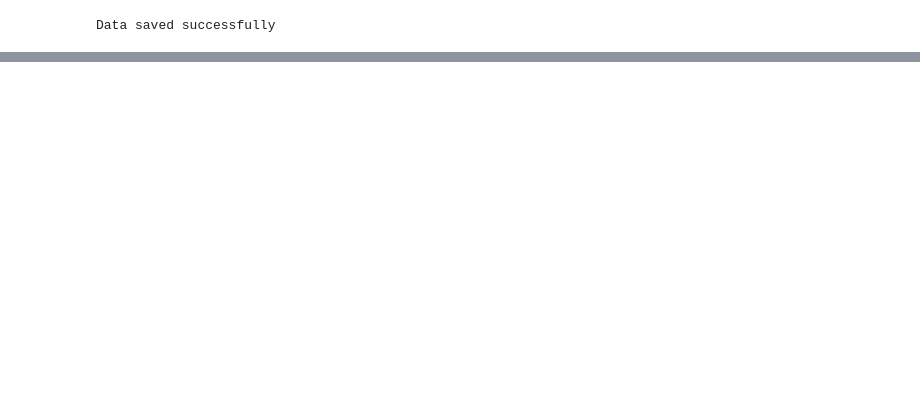
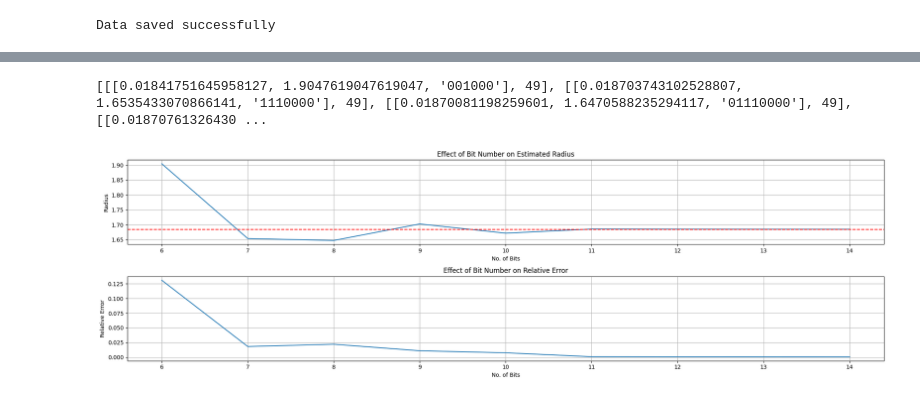
Before and after one commit to Elric-dev/HCAI_ML, a Jupyter notebook: genetic_algorithm.ipynb, the cells around one changed output, grey strips where cells are left out. Drawn from its saved outputs; the diff is of its cells as text; code cells hidden in the pictures; blank space fills up the shorter version.

```diff
--- a/genetic_algorithm.ipynb
+++ b/genetic_algorithm.ipynb
@@ -220,7 +220,7 @@ def random_choice (generation, probabilities, gen_fitness, gen_wheel_probs):
     Outputs:
         choice          :   Binary encoded radius (1 parent for reproduction method) -> type = (str)
     '''
-    choice = generation[np.random.randint(0, (len(generation)-1)*1)]
+    choice = generation[np.random.randint(0, (len(generation)-1)*0.8)]
     return choice
 
 #5.3 Ranked Choice
@@ -493,0 +497,10 @@ TypeError: digi_evolve() missing 3 required positional arguments: 'ranked_probab
+# %%
+#Calculating Minimum Step for each number of bits
+bits=range(6,15,1)
+max_radius=30
+
+print(f"Considering Interval=[0, {max_radius}]:\n")
+i=0
+for k in bits:
+    x=max_radius/(2**k-1)
+    print(f"Step with {k} bits: {x}")
@@ -493,0 +532,48 @@ TypeError: digi_evolve() missing 3 required positional arguments: 'ranked_probab
+# %%
+#Relative Error visualization
+import matplotlib.pyplot as plt
+
+pop_size=60
+generations=50
+solution=1.6841
+
+results=[]
+result_radius=[]
+rel_error=[]
+
+i=0
+for k in bits:
+    best_of_each_gen = digi_evolve(pop_size, generations, max_radius, k, selectionMethod, ranked_probability, all_gens_dict, mutation_probability )
+    results.append(max(best_of_each_gen[0]))
+    result_radius.append(results[i][0][1])
+    rel_error.append((abs(results[i][0][1]-solution))/solution)
+    i+=1
+
+print(results)
+#Plotting results
+plt.rcParams["figure.figsize"] = (20, 6)
+
+plt.subplot(2,1,1)
+
+plt.title("Effect of Bit Number on Estimated Radius")
+plt.xlabel('No. of Bits',fontsize=10)
+plt.ylabel('Radius',fontsize=10)
+plt.plot(bits,result_radius)
+plt.axhline(y=1.6841, color='r', linestyle='--', label='y = 1.68')
+plt.grid()
+
+plt.subplot(2,1,2)
+
+plt.title("Effect of Bit Number on Relative Error")
+plt.xlabel('No. of Bits',fontsize=10)
+plt.ylabel('Relative Error',fontsize=10)
+plt.plot(bits,rel_error)
+plt.grid()
+
+plt.tight_layout()
+plt.show()
+
+plt.close()
+# %% [output]
+[[[0.01841751645958127, 1.9047619047619047, '001000'], 49], [[0.018703743102528807, 1.6535433070866141, '1110000'], 49], [[0.01870081198259601, 1.6470588235294117, '01110000'], 49], [[0.01870761326430 ...
+[figure, added]
```
Also changed, not shown: parts of 6 cells of this notebook, 2 other files.
